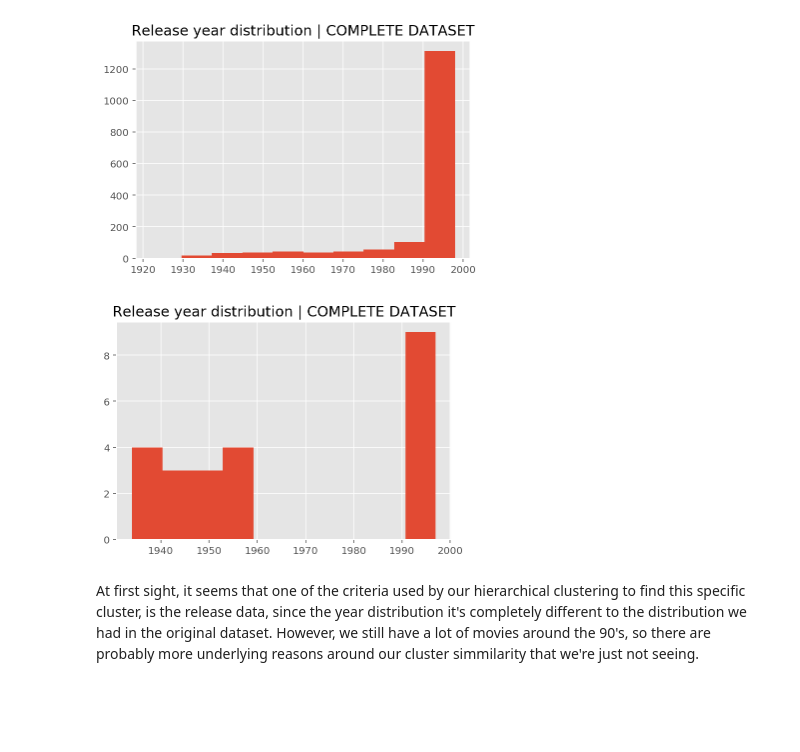
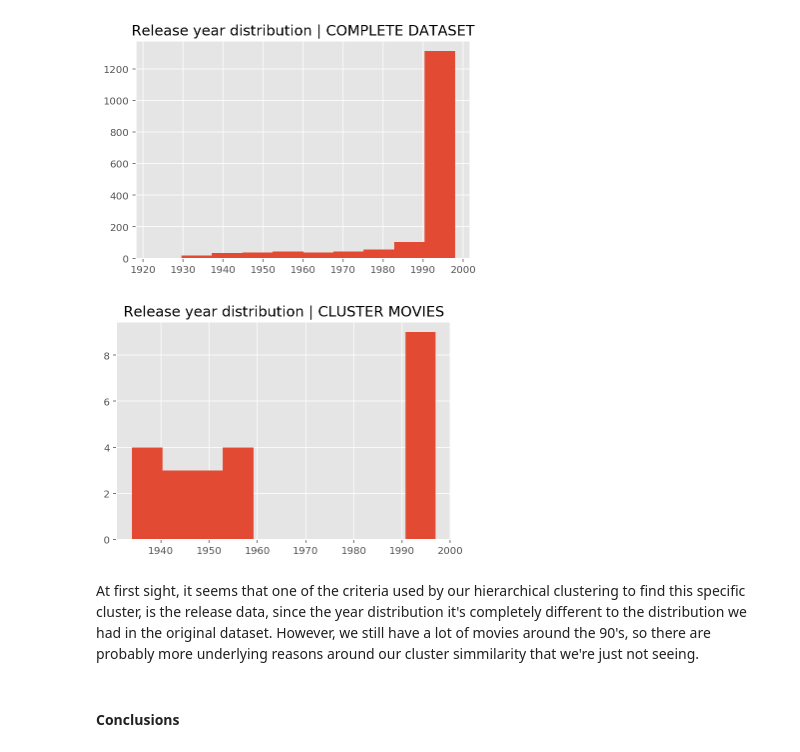
Before and after one commit to gonzaferreiro/Networks_Analysis_plus_Recommendations_system, a Jupyter notebook: notebook_project.ipynb, the cells around one changed output. Saved outputs shown, nothing was run; the diff lists cells and outputs as text; code cells hidden in the pictures; blank space fills up the shorter version.

```diff
--- a/notebook_project.ipynb
+++ b/notebook_project.ipynb
@@ -296,9 +300,11 @@ plt.show()
 [figure]
 # %%
 plt.hist(well_connected_df.year)
-plt.title('Release year distribution | COMPLETE DATASET')
+plt.title('Release year distribution | CLUSTER MOVIES')
 plt.show()
 # %% [output]
-[figure, old version]
+[figure, new version]
 # %% [markdown]
 At first sight, it seems that one of the criteria used by our hierarchical clustering to find this specific cluster, is the release data, since the year distribution it's completely different to the distribution we had in the original dataset. However, we still have a lot of movies around the 90's, so there are probably more underlying reasons around our cluster simmilarity that we're just not seeing.
+# %% [markdown]
+#### Conclusions
```
Also changed, not shown: parts of 14 cells of this notebook.
